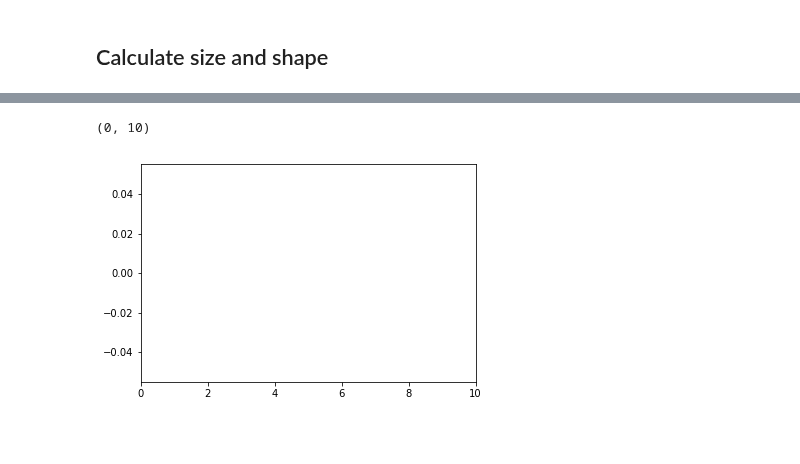
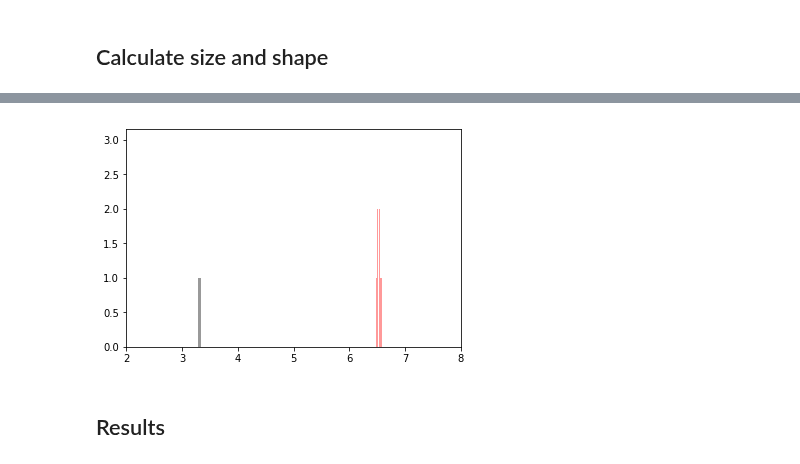
Before and after one commit to andrewtarzia/enzyme_screen, a Jupyter notebook: rdkit_testing.ipynb, the cells around one changed output, grey strips where cells are left out. Cells and saved outputs as stored; diff of their text form; code cells hidden in the pictures; blank space fills up the shorter version.

Commit message:
testing spacing in rdkit_testing. Implemented and refactored ellipsoid functions in all.

```diff
--- a/rdkit_testing.ipynb
+++ b/rdkit_testing.ipynb
@@ -108,10 +109,12 @@ threshold = 4.2
 min_diam_sums = []
 mid_diam_sums = []
 avg_diam_sums = []
-for T in np.arange(1):
+for T in np.arange(25):
     for name, smile in molecules.items():
 #         if name != 'benzene':
-#             continue
+#         if name != 'n-hexane':
+        if name != '1,2,4-trimethylbenzene':
+            continue
         print('molecule:', name,':', 'SMILES:', smile)
         try:
             kin_diam = float(diameters[name])
@@ -123,7 +126,7 @@ for T in np.arange(1):
         mol = Chem.AddHs(Chem.MolFromSmiles(smile))
         # 2D to 3D
         # with multiple conformers
-        cids = Chem.EmbedMultipleConfs(mol, 50) #, Chem.ETKDG())
+        cids = Chem.EmbedMultipleConfs(mol, 10) #, Chem.ETKDG())
         print('No. of conformers:', len(cids))
         # quick UFF optimize
         for cid in cids: Chem.UFFOptimizeMolecule(mol, confId=cid)
@@ -145,7 +148,7 @@ for T in np.arange(1):
         conf_diameters, conf_axes, conf_moments = rdkit_functions.get_ellip_diameters(mol, cids,
                                                                     vdwScale=0.8,
                                                                     boxMargin=4.0,
-                                                                    spacing=0.5,
+                                                                    spacing=0.2,
                                                                     show=False,
                                                                     plot=False)
 
@@ -263,8 +355,8 @@ intermediate diameter = 7.298 angstrom
 # %%
 plt.hist(min_diam_sums, facecolor='k', alpha=0.4)
 plt.hist(mid_diam_sums, facecolor='r', alpha=0.4)
-plt.hist(avg_diam_sums, facecolor='b', alpha=0.4)
-plt.xlim(0, 10)
+# plt.hist(avg_diam_sums, facecolor='b', alpha=0.4)
+plt.xlim(2, 8)
+plt.savefig('benz_spacing.pdf')
 # %% [output]
-(0, 10)
-[figure, old version]
+[figure, new version]
@@ -270,0 +369,2 @@ plt.xlim(0, 10)
+# %% [markdown]
+## Results
```
Also changed, not shown: parts of 16 cells of this notebook, 2 other files.
